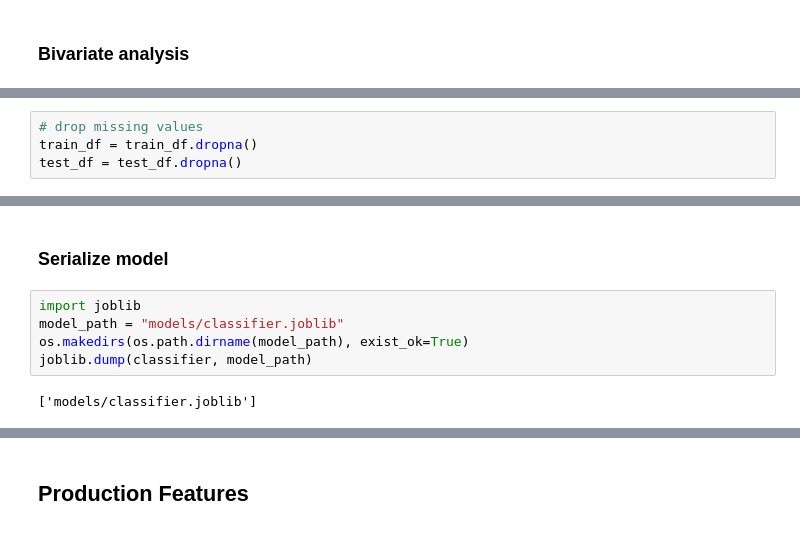
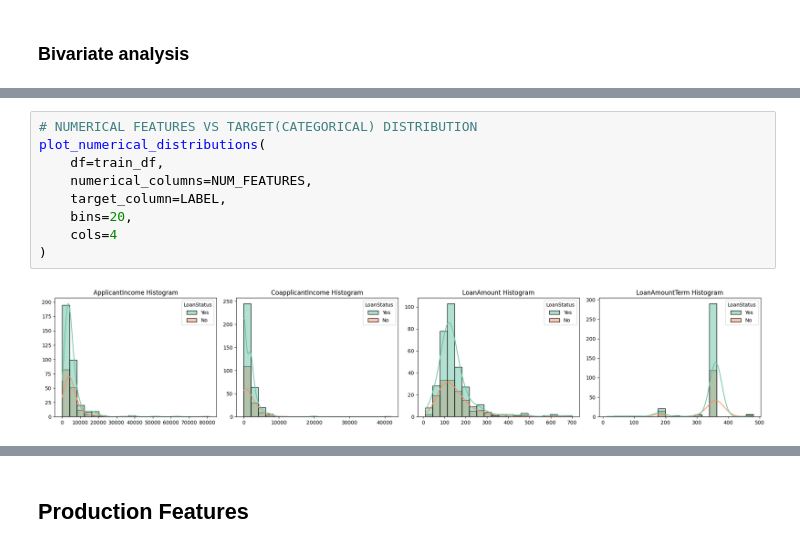
Before and after one commit to ShamsudeenLawal/loan-approval-modeling, a Jupyter notebook: notebook.ipynb, the cells around one changed output, grey strips where cells are left out. Saved outputs shown, nothing was run; the diff lists cells and outputs as text.

```diff
--- a/notebook.ipynb
+++ b/notebook.ipynb
@@ -847,4 +500,0 @@ test_data_with_missing_values = test_df.copy()
-# %%
-# drop missing values
-train_df = train_df.dropna()
-test_df = test_df.dropna()
@@ -1111,9 +501,11 @@ plt.show()
-# %% [markdown]
-### Serialize model
-# %%
-import joblib
-model_path = "models/classifier.joblib"
-os.makedirs(os.path.dirname(model_path), exist_ok=True)
-joblib.dump(classifier, model_path)
-# %% [output]
-['models/classifier.joblib']
+# %%
+# NUMERICAL FEATURES VS TARGET(CATEGORICAL) DISTRIBUTION
+plot_numerical_distributions(
+    df=train_df,
+    numerical_columns=NUM_FEATURES,
+    target_column=LABEL,
+    bins=20,
+    cols=4
+)
+# %% [output]
+[figure, added]
```
Also changed, not shown: parts of 118 cells of this notebook, 22 other files.
